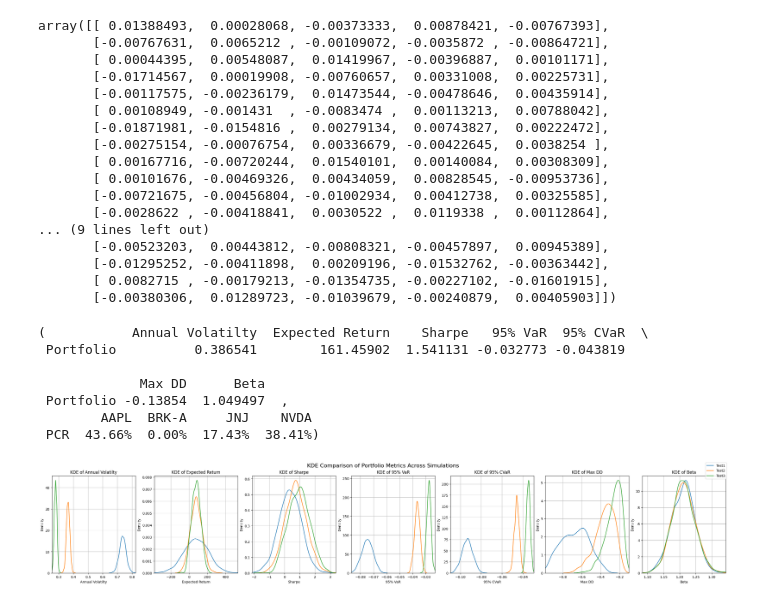
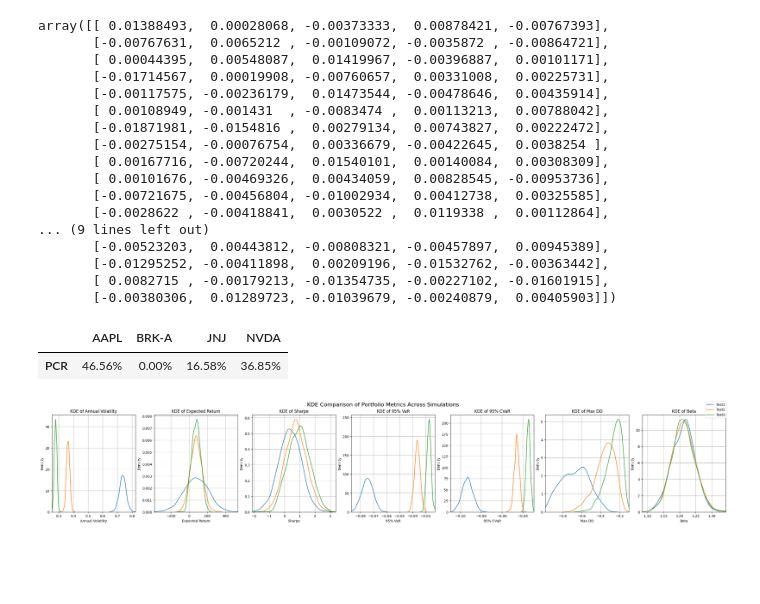
Before and after one commit to csciulla/portfolio-risk-simulator, a Jupyter notebook: notebooks/portfolio_risk_prototyping.ipynb, the cells around one changed output. Saved outputs shown, nothing was run; the diff lists cells and outputs as text; code cells hidden in the pictures; blank space fills up the shorter version.

```diff
--- a/notebooks/portfolio_risk_prototyping.ipynb
+++ b/notebooks/portfolio_risk_prototyping.ipynb
@@ -464,13 +464,8 @@ def calculate_metrics(weights:list, df:pd.DataFrame):
 # %%
 df = test.get_data('5y')
 rand = monte_carlo(100,100,[0.353, 0.0, 0.4469, 0.2001], df, 'Medium', 'Tail risk', rand=True)
-calculate_metrics([0.353, 0.0, 0.4469, 0.2001], rand)
+#calculate_metrics([0.353, 0.0, 0.4469, 0.2001], rand)
 # %% [output]
-(           Annual Volatilty  Expected Return    Sharpe   95% VaR  95% CVaR  \
- Portfolio          0.386541        161.45902  1.541131 -0.032773 -0.043819
-
-             Max DD      Beta
- Portfolio -0.13854  1.049497  ,
-        AAPL  BRK-A     JNJ    NVDA
- PCR  43.66%  0.00%  17.43%  38.41%)
+|  | AAPL | BRK-A | JNJ | NVDA |
+| PCR | 46.56% | 0.00% | 16.58% | 36.85% |
 # %%
```
Also changed, not shown: parts of 1 cell of this notebook, 2 other files.
